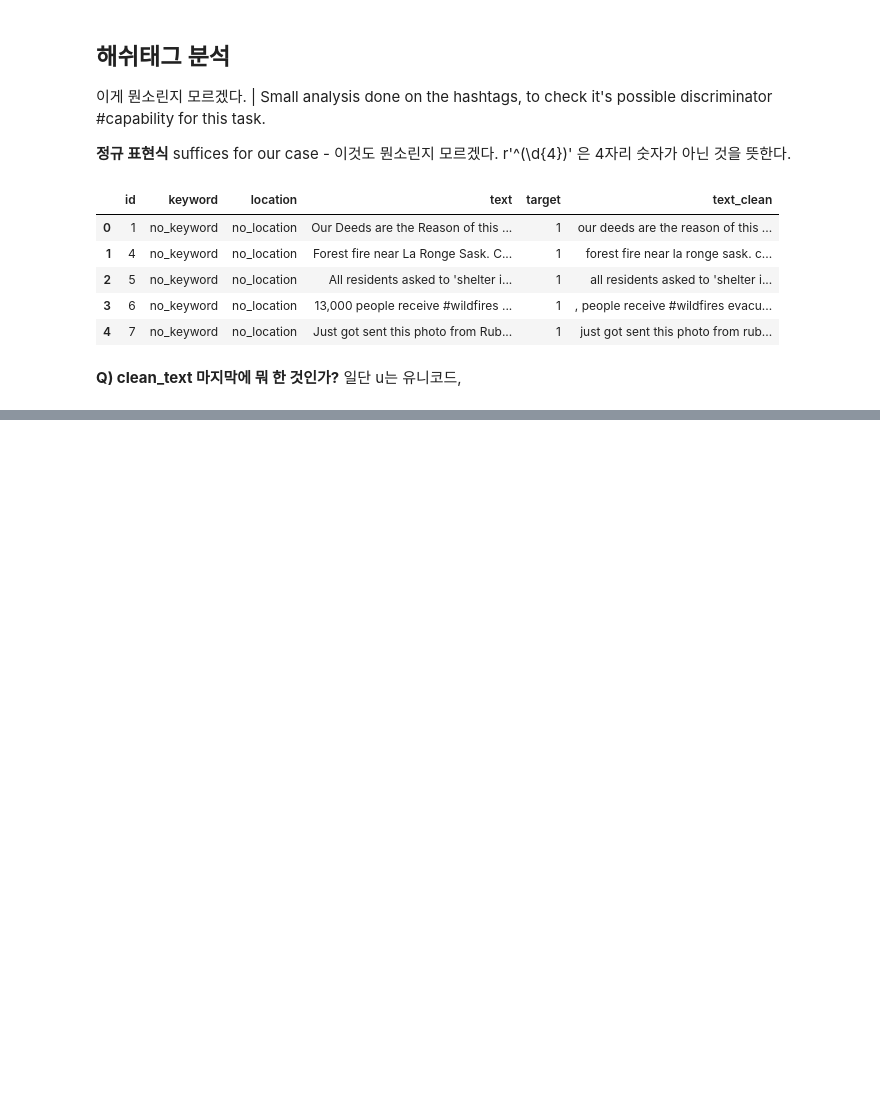
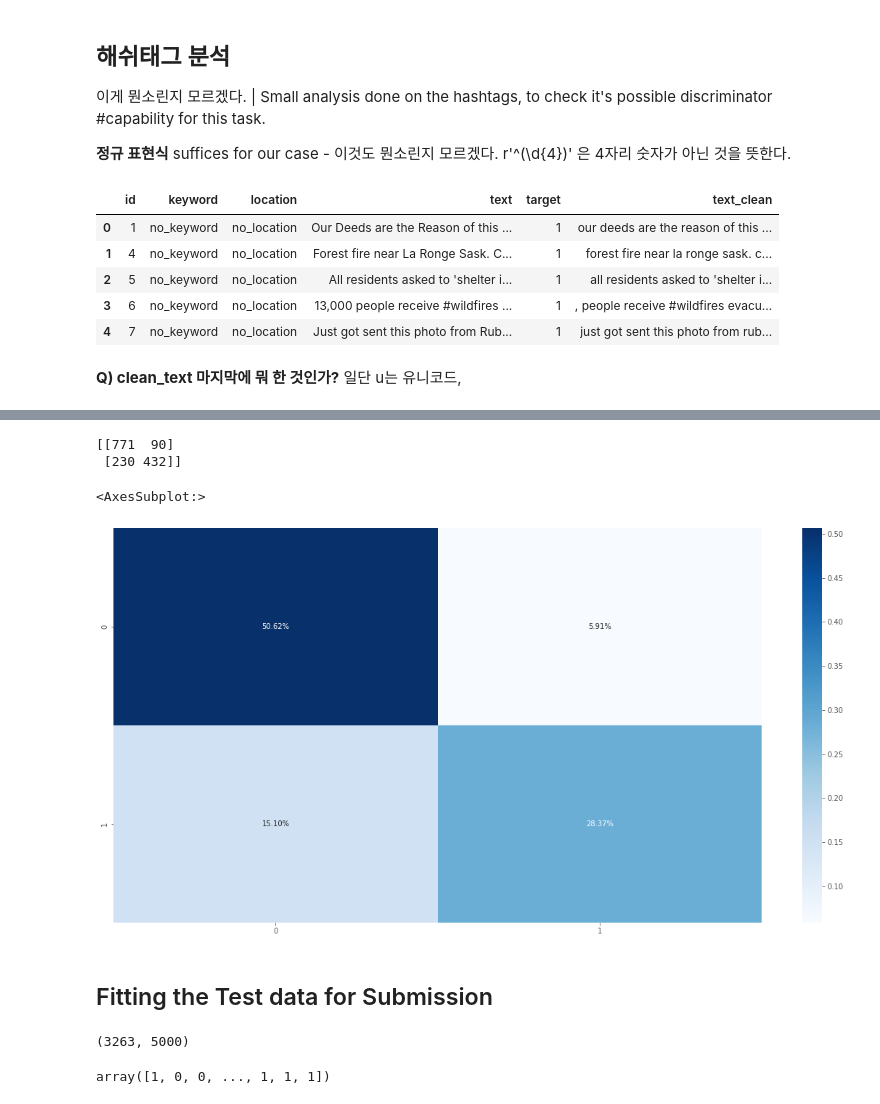
Before and after one commit to chhyyi/aiffel, a Jupyter notebook: kaggle_notebook_copy/mhedhbi-s-nlp-introduction.ipynb, the cells around one changed output, grey strips where cells are left out. Drawn from its saved outputs; the diff is of its cells as text; code cells hidden in the pictures; blank space fills up the shorter version.

```diff
--- a/kaggle_notebook_copy/mhedhbi-s-nlp-introduction.ipynb
+++ b/kaggle_notebook_copy/mhedhbi-s-nlp-introduction.ipynb
@@ -407,0 +720,3 @@ __Q) clean_text 마지막에 뭐 한 것인가?__
+# %%
+train_labels=Y_train
+test_labels=Y_test
@@ -407,0 +734,3 @@ __Q) clean_text 마지막에 뭐 한 것인가?__
+# %%
+mnb_classifier = MultinomialNB()
+mnb_classifier.fit(train_features, train_labels)
@@ -407,0 +739,2 @@ __Q) clean_text 마지막에 뭐 한 것인가?__
+# %%
+mnb_prediction = mnb_classifier.predict(test_features)
@@ -407,0 +764,19 @@ __Q) clean_text 마지막에 뭐 한 것인가?__
+# %%
+conf_matrix=confusion_matrix(test_labels, mnb_prediction)
+print(conf_matrix)
+# %% [output]
+[[771  90]
+ [230 432]]
+# %%
+import seaborn as sns
+sns.heatmap(conf_matrix/np.sum(conf_matrix), annot=True, fmt='.2%', cmap='Blues')
+# %% [output]
+<AxesSubplot:>
+[figure, added]
+# %% [markdown]
+## Fitting the Test data for Submission
+# %%
+test_vectorizer = tfidf.transform(data_clean_test['text_clean']).toarray()
+test_vectorizer.shape
+# %% [output]
+(3263, 5000)
@@ -407,0 +785,4 @@ __Q) clean_text 마지막에 뭐 한 것인가?__
+# %%
+final_predictions
+# %% [output]
+array([1, 0, 0, ..., 1, 1, 1])
```
Also changed, not shown: parts of 41 cells of this notebook.
